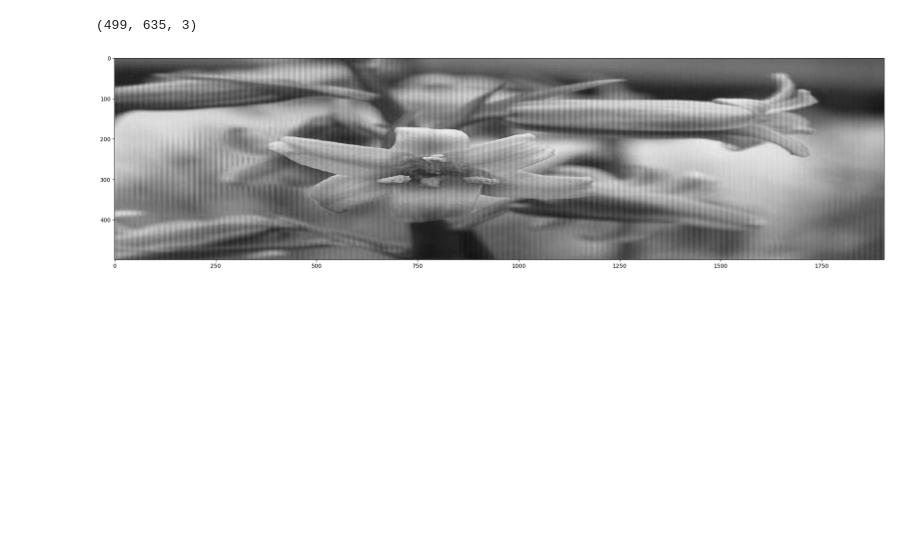
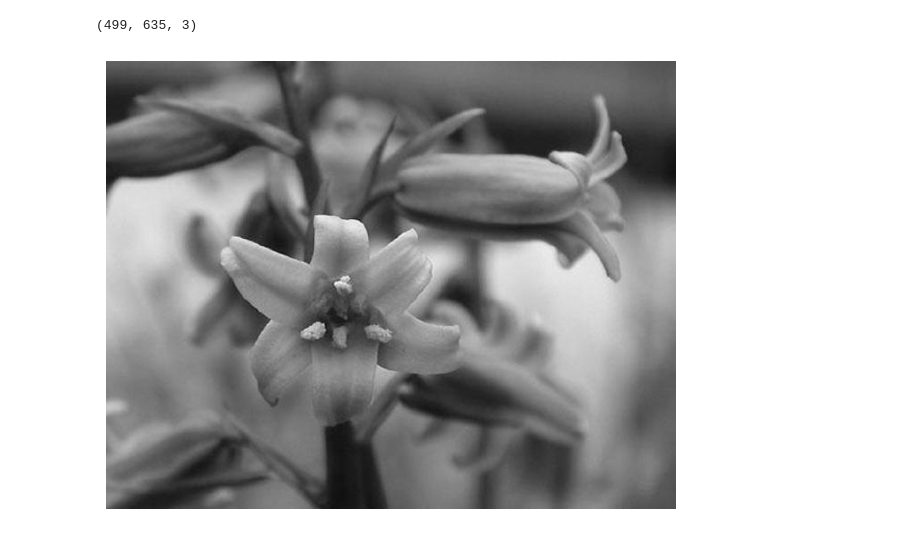
Before and after one commit to amirho3einsedaghati/pyimkernel, a Jupyter notebook: examples/Image Kernels.ipynb, the cells around one changed output. Drawn from its saved outputs; the diff is of its cells as text; code cells hidden in the pictures; blank space fills up the shorter version.

```diff
--- a/examples/Image Kernels.ipynb
+++ b/examples/Image Kernels.ipynb
@@ -50,7 +50,7 @@ image1.shape
 # %% [output]
 (499, 635, 3)
 # %%
-imkernel.imshow(image1.reshape(image1.shape[0], -1), cmap='gray', figsize=(20, 10))
+imkernel.imshow(cv2.cvtColor(image1, cv2.COLOR_BGRA2GRAY), cmap='gray', figsize=(6, 6))
 # %% [output]
-[figure, old version]
+[figure, new version]
 # %%
```
Also changed, not shown: parts of 7 cells of this notebook.
